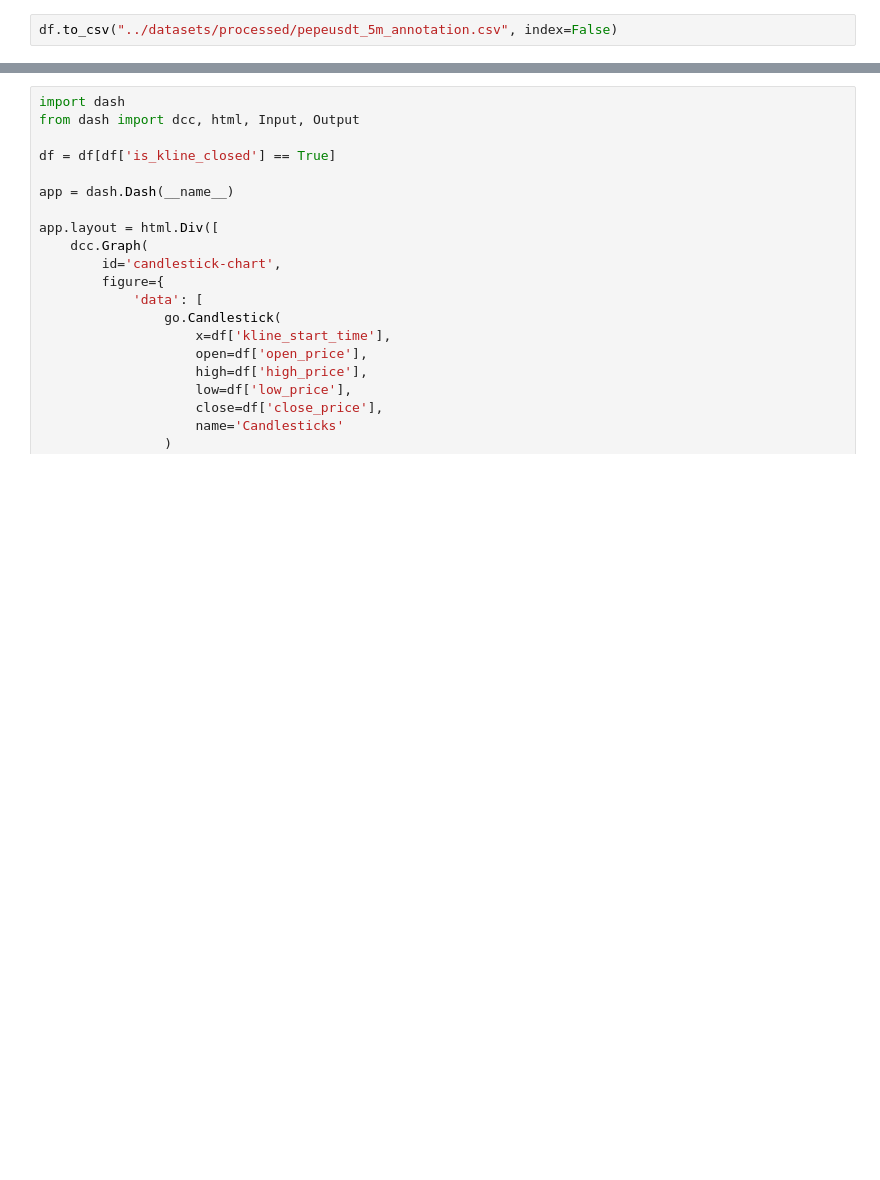
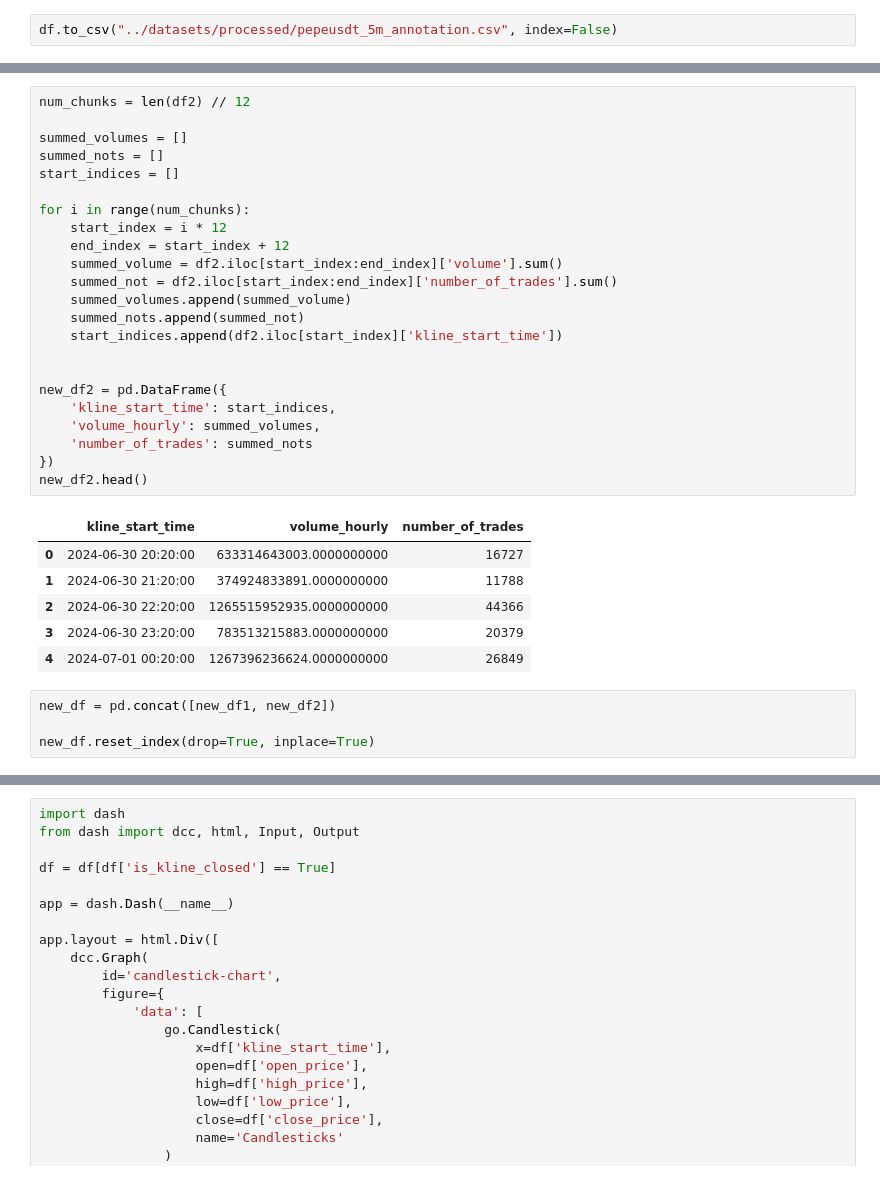
Before and after one commit to reha-hazir/real-time-trading-data-analysis, a Jupyter notebook: data_analytics/analysis/another_approach.ipynb, the cells around one changed output, grey strips where cells are left out. Cells and saved outputs as stored; diff of their text form; blank space fills up the shorter version.

```diff
--- a/data_analytics/analysis/another_approach.ipynb
+++ b/data_analytics/analysis/another_approach.ipynb
@@ -60,0 +117,34 @@ df.to_csv("../datasets/processed/pepeusdt_5m_annotation.csv", index=False)
+# %%
+num_chunks = len(df2) // 12
+
+summed_volumes = []
+summed_nots = []
+start_indices = []
+
+for i in range(num_chunks):
+    start_index = i * 12
+    end_index = start_index + 12
+    summed_volume = df2.iloc[start_index:end_index]['volume'].sum()
+    summed_not = df2.iloc[start_index:end_index]['number_of_trades'].sum()
+    summed_volumes.append(summed_volume)
+    summed_nots.append(summed_not)
+    start_indices.append(df2.iloc[start_index]['kline_start_time'])
+
+
+new_df2 = pd.DataFrame({
+    'kline_start_time': start_indices,
+    'volume_hourly': summed_volumes,
+    'number_of_trades': summed_nots
+})
+new_df2.head()
+# %% [output]
+|  | kline_start_time | volume_hourly | number_of_trades |
+| 0 | 2024-06-30 20:20:00 | 633314643003.0000000000 | 16727 |
+| 1 | 2024-06-30 21:20:00 | 374924833891.0000000000 | 11788 |
+| 2 | 2024-06-30 22:20:00 | 1265515952935.0000000000 | 44366 |
+| 3 | 2024-06-30 23:20:00 | 783513215883.0000000000 | 20379 |
+| 4 | 2024-07-01 00:20:00 | 1267396236624.0000000000 | 26849 |
+# %%
+new_df = pd.concat([new_df1, new_df2])
+
+new_df.reset_index(drop=True, inplace=True)
```
Also changed, not shown: parts of 9 cells of this notebook, 6 other files.
